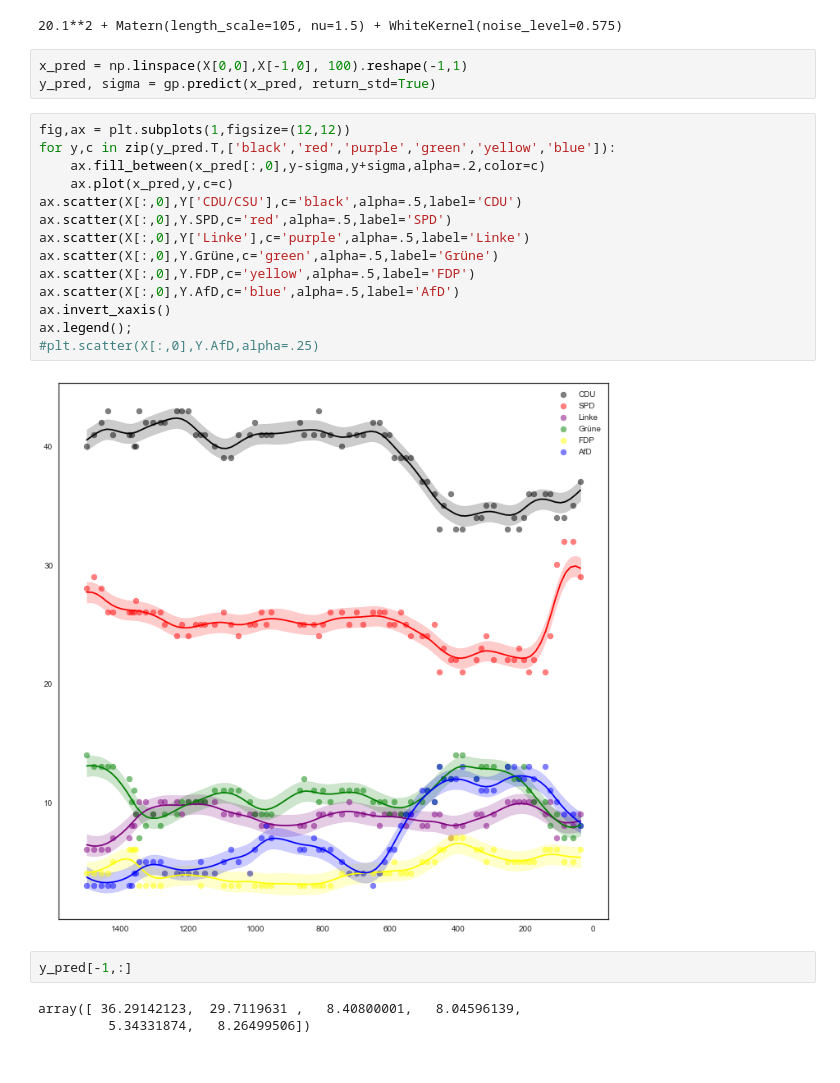
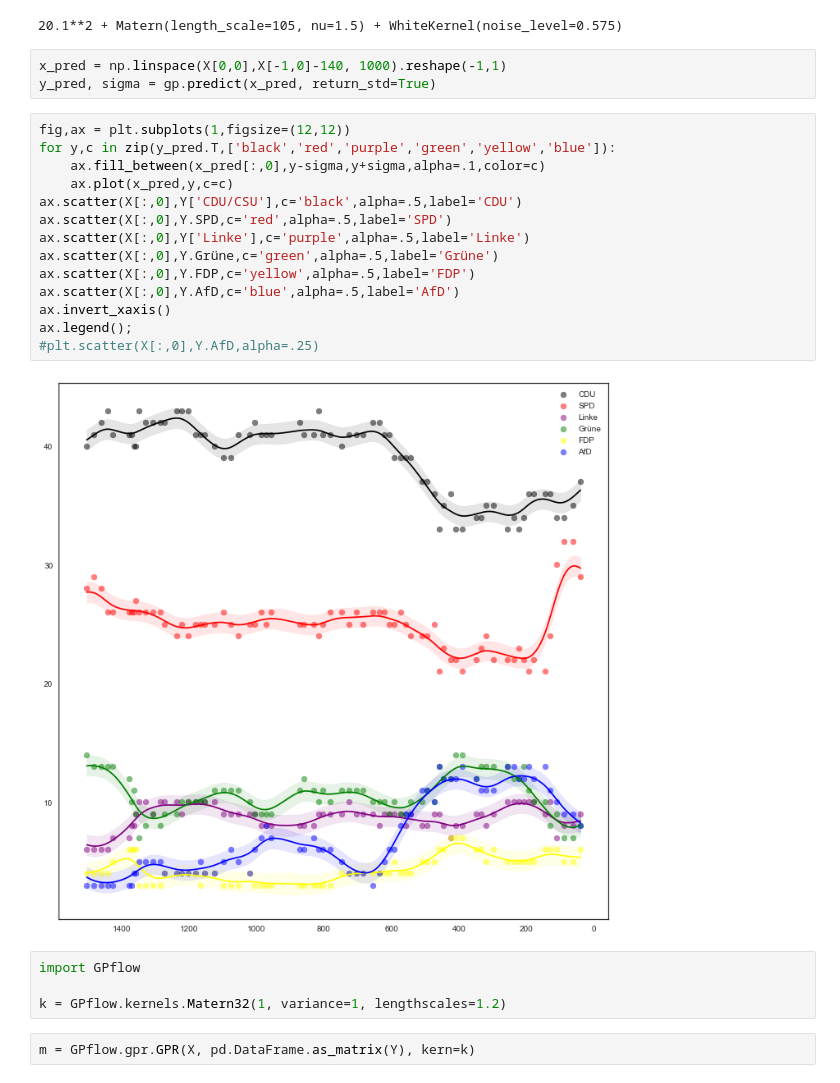
Before and after one commit to daveh19/foxy-predictor, a Jupyter notebook: models/Gaussian process.ipynb, the cells around one changed output. Cells and saved outputs as stored; diff of their text form.

Commit message:
gpflow implementation

```diff
--- a/models/Gaussian process.ipynb
+++ b/models/Gaussian process.ipynb
@@ -59,26 +59,27 @@ gp.kernel_
 # %% [output]
 20.1**2 + Matern(length_scale=105, nu=1.5) + WhiteKernel(noise_level=0.575)
 # %%
-x_pred = np.linspace(X[0,0],X[-1,0], 100).reshape(-1,1)
+x_pred = np.linspace(X[0,0],X[-1,0]-140, 1000).reshape(-1,1)
 y_pred, sigma = gp.predict(x_pred, return_std=True)
 # %%
 fig,ax = plt.subplots(1,figsize=(12,12))
 for y,c in zip(y_pred.T,['black','red','purple','green','yellow','blue']):
-    ax.fill_between(x_pred[:,0],y-sigma,y+sigma,alpha=.2,color=c)
+    ax.fill_between(x_pred[:,0],y-sigma,y+sigma,alpha=.1,color=c)
     ax.plot(x_pred,y,c=c)
 ax.scatter(X[:,0],Y['CDU/CSU'],c='black',alpha=.5,label='CDU')
 ax.scatter(X[:,0],Y.SPD,c='red',alpha=.5,label='SPD')
 ax.scatter(X[:,0],Y['Linke'],c='purple',alpha=.5,label='Linke')
 ax.scatter(X[:,0],Y.Grüne,c='green',alpha=.5,label='Grüne')
 ax.scatter(X[:,0],Y.FDP,c='yellow',alpha=.5,label='FDP')
 ax.scatter(X[:,0],Y.AfD,c='blue',alpha=.5,label='AfD')
 ax.invert_xaxis()
 ax.legend();
 #plt.scatter(X[:,0],Y.AfD,alpha=.25)
 # %% [output]
-[figure, old version]
+[figure, new version]
-# %%
-y_pred[-1,:]
-# %% [output]
-array([ 36.29142123,  29.7119631 ,   8.40800001,   8.04596139,
-         5.34331874,   8.26499506])
+# %%
+import GPflow
+
+k = GPflow.kernels.Matern32(1, variance=1, lengthscales=1.2)
+# %%
+m = GPflow.gpr.GPR(X, pd.DataFrame.as_matrix(Y), kern=k)
```
Also changed, not shown: parts of 11 cells of this notebook.
